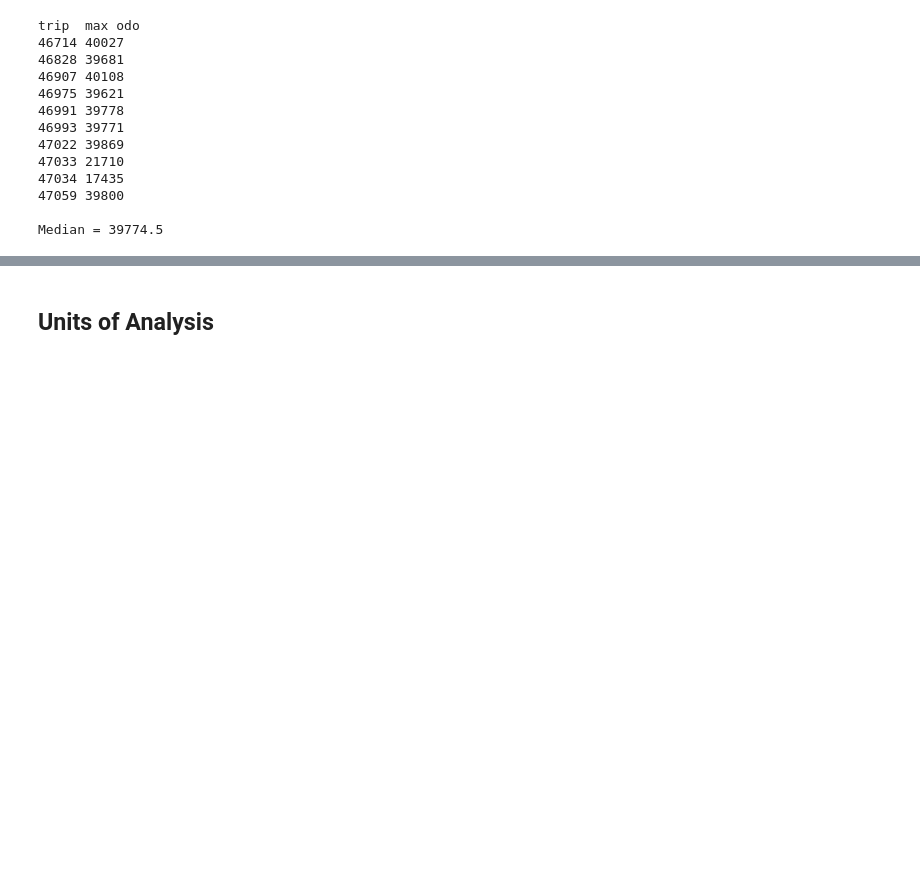
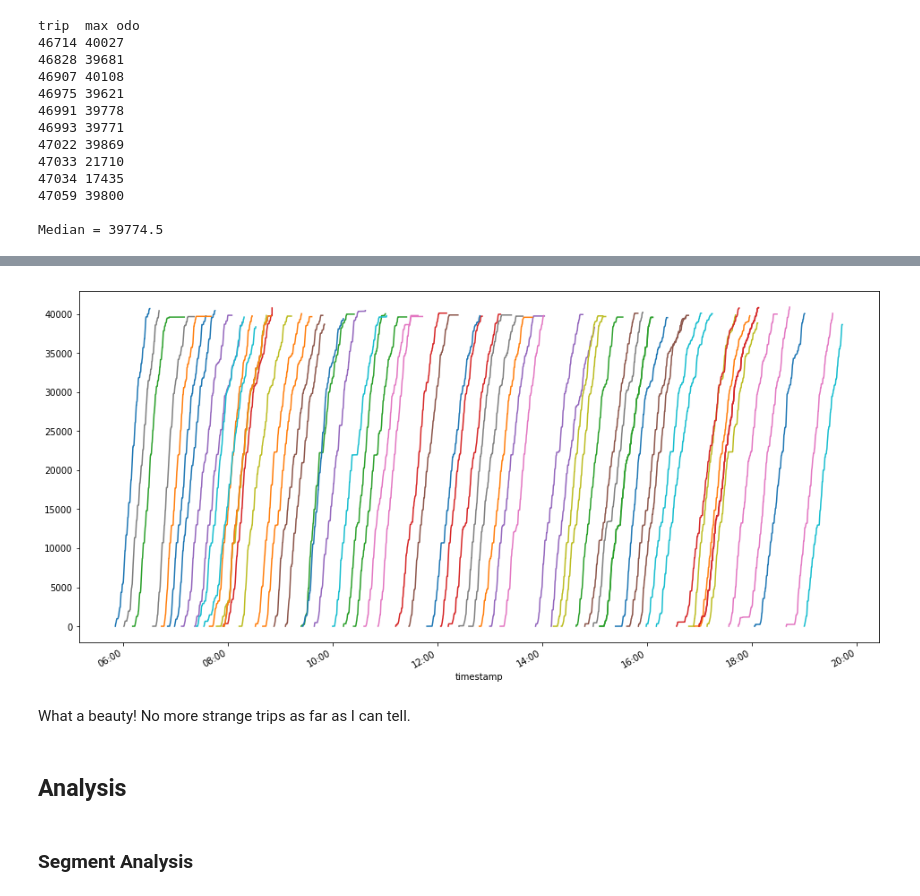
Before and after one commit to ehabebeid/ehabebeid.github.io, a Jupyter notebook: bus_avl/index.ipynb, the cells around one changed output, grey strips where cells are left out. Drawn from its saved outputs; the diff is of its cells as text; code cells hidden in the pictures; blank space fills up the shorter version.

Commit message:
preliminary segment analysis

```diff
--- a/bus_avl/index.ipynb
+++ b/bus_avl/index.ipynb
@@ -180,0 +223,2 @@ df.to_csv("bus_avl_cleaned.csv")
+# %%
+df_all_cln = remove_short_trips(df_all)
@@ -181,2 +243,13 @@ df.to_csv("bus_avl_cleaned.csv")
+# %%
+fig, ax = plt.subplots()
+for name, group in df_all_cln.loc[df_all_cln['invalid'] == 0].groupby('route_run_id'):
+    group.plot(x='timestamp', y='odo_feet', figsize=(16,8), ax=ax)
+
+ax.xaxis.set_major_formatter(mdates.DateFormatter('%H:%M'))
+ax.get_legend().remove()
+# %% [output]
+[figure, added]
+# %% [markdown]
+What a beauty! No more strange trips as far as I can tell.
 # %% [markdown]
-## Units of Analysis
+## Analysis
@@ -197,0 +266,2 @@ df.to_csv("bus_avl_linked.csv")
+# %% [markdown]
+### Segment Analysis
```
Also changed, not shown: parts of 21 cells of this notebook.
